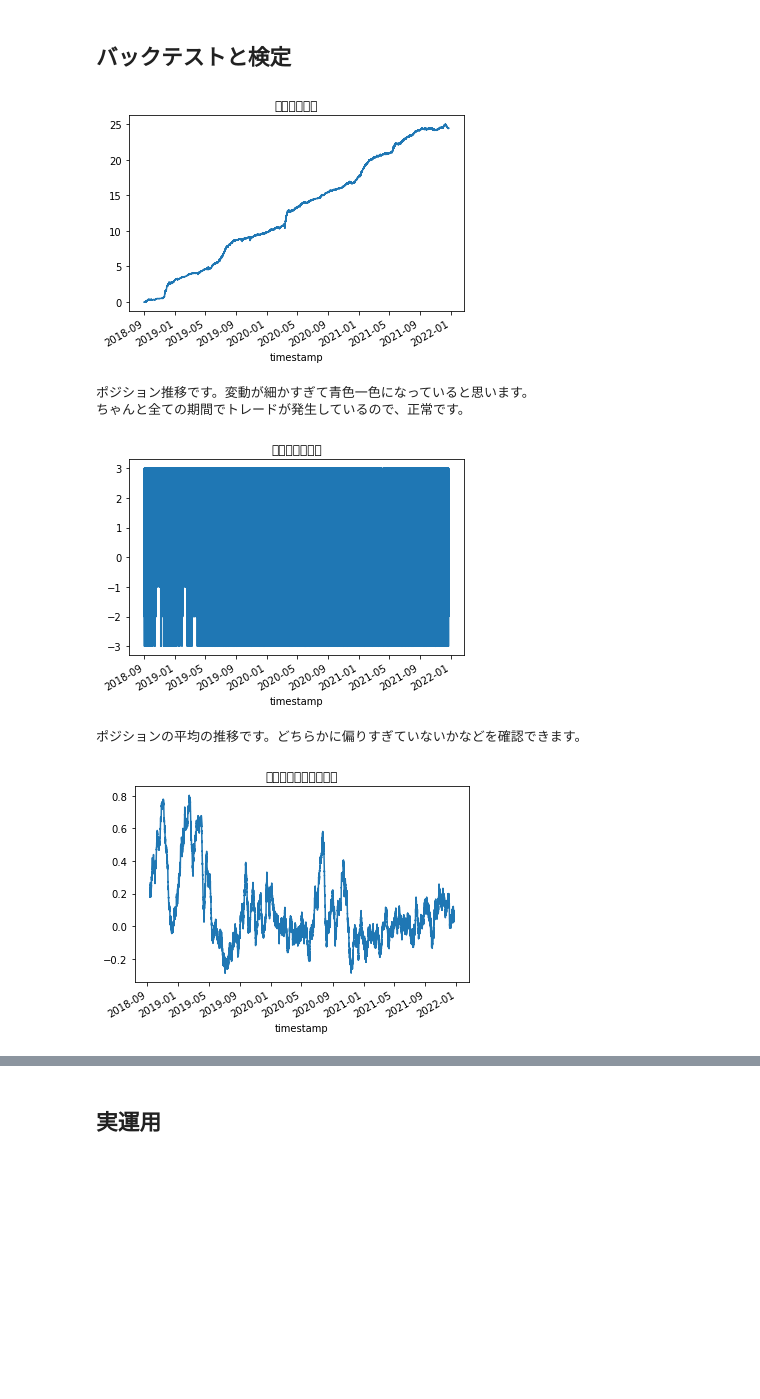
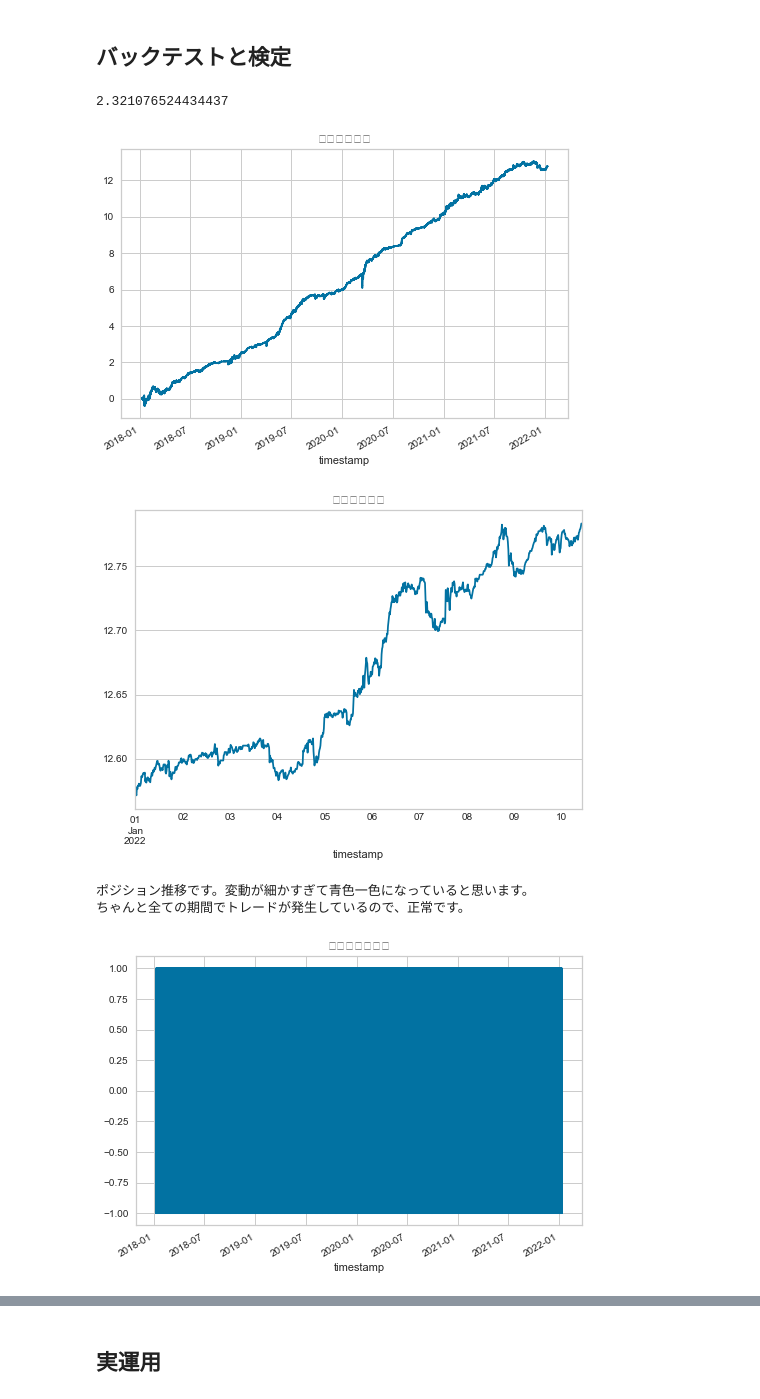
Before and after one commit to yydevelop/bot, a Jupyter notebook: bitflyerbot/tutorial-bitflyer.ipynb, the cells around one changed output, grey strips where cells are left out. Cells and saved outputs as stored; diff of their text form; code cells hidden in the pictures; blank space fills up the shorter version.

```diff
--- a/bitflyerbot/tutorial-bitflyer.ipynb
+++ b/bitflyerbot/tutorial-bitflyer.ipynb
@@ -498,38 +506,50 @@ df.to_pickle('df_bf_fx_fit.pkl')
 # %% [markdown]
 ## バックテストと検定
 # %%
-@numba.njit
+#@numba.njit
 def backtest(cl=None, hi=None, lo=None, pips=None,
               buy_entry=None, sell_entry=None,
-              buy_cost=None, sell_cost=None
+              buy_cost=None, sell_cost=None,
+              date_time=None
             ):
     n = cl.size
     y = cl.copy() * 0.0
     poss = cl.copy() * 0.0
     ret = 0.0
     pos = 0.0
+    old_ret = 0.0
+    print_date = '2021-01-10 00:00:00'
+    print_ret = 0.0
+
     for i in range(n):
         prev_pos = pos
 
         # exit
         if buy_cost[i]:
+        #if sell_entry[i] < 0 and buy_cost[i]:
+        #if buy_entry[i] < 0 and buy_cost[i]:
+            #vol = np.minimum(1.0, 1 - prev_pos) * (buy_entry[i] > 0)
             vol = np.maximum(0, -prev_pos)
             ret -= buy_cost[i] * vol
             pos += vol
 
         if sell_cost[i]:
+        #if buy_entry[i] < 0 and sell_cost[i]:
+        #if sell_entry[i] < 0 and sell_cost[i]:
+            #vol = np.minimum(1.0, prev_pos + 1) * (sell_entry[i] > 0)
             vol = np.maximum(0, prev_pos)
             ret -= sell_cost[i] * vol
             pos -= vol
 
         # entry
-        if buy_entry[i] and buy_cost[i]:
-            vol = np.minimum(1.0, 3 - prev_pos) * buy_entry[i]
+        if buy_entry[i] > 0 and buy_cost[i]:
+        #if buy_entry[i] > 0 and buy_cost[i] and buy_entry[i] >= sell_entry[i]:
+            vol = np.minimum(1.0, 1 - prev_pos) * (buy_entry[i] > 0)
             ret -= buy_cost[i] * vol
             pos += vol
 
-        if sell_entry[i] and sell_cost[i]:
-            vol = np.minimum(1.0, prev_pos + 3) * sell_entry[i]
+        if sell_entry[i] > 0 and sell_cost[i]:
+            vol = np.minimum(1.0, prev_pos + 1) * (sell_entry[i] > 0)
             ret -= sell_cost[i] * vol
             pos -= vol
 
@@ -539,20 +559,38 @@ def backtest(cl=None, hi=None, lo=None, pips=None,
         y[i] = ret
         poss[i] = pos
 
+        if date_time[i] > print_date:
+            print_ret += (ret - old_ret)
+        old_ret = ret
+
+
+    print(print_ret)
     return y, poss
 
 df = pd.read_pickle('df_bf_fx_fit.pkl')
 
 # バックテストで累積リターンと、ポジションを計算
+df_index = df
+df_index['datetime'] = pd.to_datetime(df_index.index)
+df_index['datetime'] = df_index['datetime'].dt.strftime('%Y-%m-%d %H:%M:%S')
+
 df['cum_ret'], df['poss'] = backtest(
     cl=df['cl'].values,
-    buy_entry=df['y_pred_buy'].values > 0,
-    sell_entry=df['y_pred_sell'].values > 0,
+    # buy_entry=df['y_pred_buy'].values > 0,
+    # sell_entry=df['y_pred_sell'].values > 0,
+    buy_entry=df['y_pred_buy'].values,
+    sell_entry=df['y_pred_sell'].values,
     buy_cost=df['buy_cost'].values,
     sell_cost=df['sell_cost'].values,
+    date_time=df_index['datetime'].values,
 )
 
+
 df['cum_ret'].plot()
+plt.title('累積リターン')
+plt.show()
+
+df[df.index.year == 2022]['cum_ret'].plot()
 plt.title('累積リターン')
 plt.show()
 
@@ -577,36 +615,36 @@ print('t検定')
 x = df['cum_ret'].diff(1).dropna()
 t, p = ttest_1samp(x, 0)
 print('t値 {}'.format(t))
 print('p値 {}'.format(p))
 
 # p平均法 https://note.com/btcml/n/n0d9575882640
 def calc_p_mean(x, n):
     ps = []
     for i in range(n):
         x2 = x[i * x.size // n:(i + 1) * x.size // n]
         if np.std(x2) == 0:
             ps.append(1)
         else:
             t, p = ttest_1samp(x2, 0)
             if t > 0:
                 ps.append(p)
             else:
                 ps.append(1)
     return np.mean(ps)
 
 def calc_p_mean_type1_error_rate(p_mean, n):
     return (p_mean * n) ** n / math.factorial(n)
 
 x = df['cum_ret'].diff(1).dropna()
 p_mean_n = 5
 p_mean = calc_p_mean(x, p_mean_n)
 print('p平均法 n = {}'.format(p_mean_n))
 print('p平均 {}'.format(p_mean))
 print('エラー率 {}'.format(calc_p_mean_type1_error_rate(p_mean, p_mean_n)))
 # %% [output]
+2.321076524434437
-[figure, old version]
+[figure, new version]
-ポジション推移です。変動が細かすぎて青色一色になっていると思います。
-ちゃんと全ての期間でトレードが発生しているので、正常です。
-[figure, old version]
+[figure, new version]
-ポジションの平均の推移です。どちらかに偏りすぎていないかなどを確認できます。
+ポジション推移です。変動が細かすぎて青色一色になっていると思います。
+ちゃんと全ての期間でトレードが発生しているので、正常です。
-[figure, old version]
+[figure, new version]
```
Also changed, not shown: parts of 14 cells of this notebook, 6 other files.
